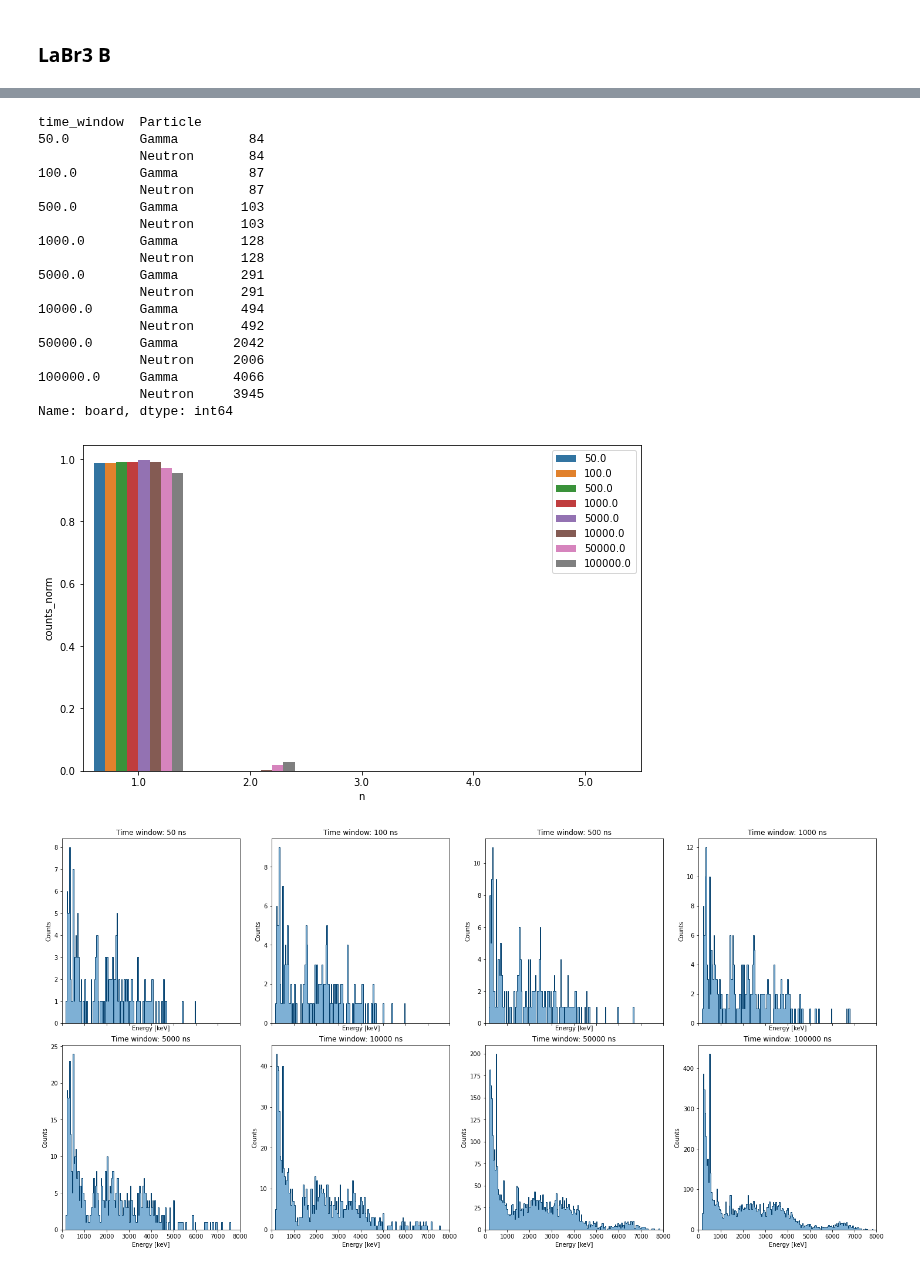
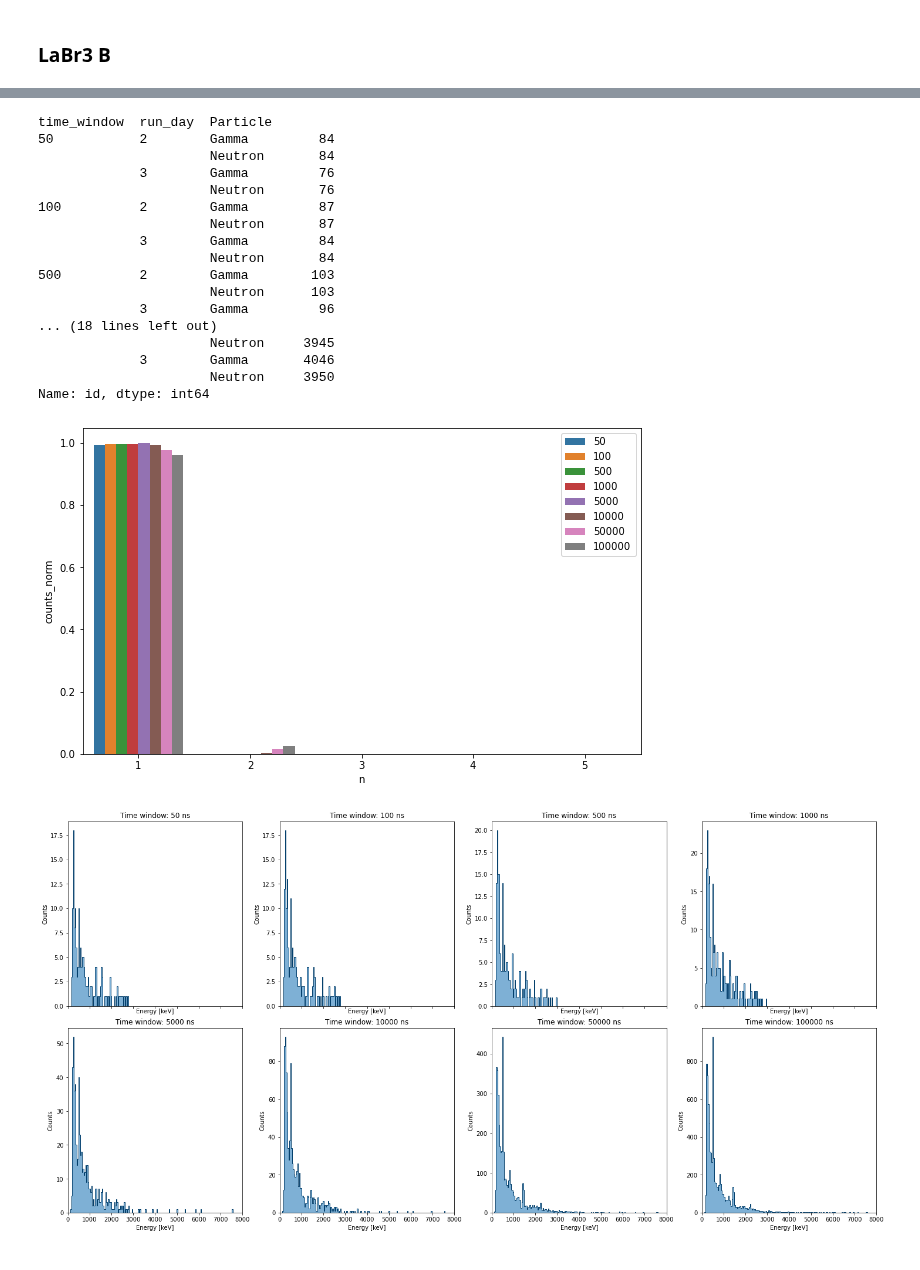
Before and after one commit to niklai99/advanced-laboratory, a Jupyter notebook: beam-analysis/coincidence-viz.ipynb, the cells around one changed output, grey strips where cells are left out. Cells and saved outputs as stored; diff of their text form; code cells hidden in the pictures.

```diff
--- a/beam-analysis/coincidence-viz.ipynb
+++ b/beam-analysis/coincidence-viz.ipynb
@@ -146,7 +137,7 @@ fig, ax = plt.subplots(2, 4, figsize=(20, 10), constrained_layout=True, sharex=T
 
 for i, tw in enumerate(time_windows):
     ax[i//4, i%4].hist(
-        labra_coincidence[labra_coincidence["time_window"] == tw]["energy_calib"],
+        labra_gamma[labra_gamma["time_window"] == tw]["energy_calib"],
         bins      = np.linspace(0, 8000, 200),
         histtype  = "stepfilled",
         edgecolor = "#06416D",
@@ -161,6 +152,6 @@ for i, tw in enumerate(time_windows):
     ax[i//4, i%4].set_title(f"Time window: {int(tw)} ns")
 
 
-fig.savefig("./plots/e_hist_coincidence_windows.png", dpi=300, facecolor="white")
+fig.savefig("./plots/labra_e_hist_coincidence_windows.png", dpi=300, facecolor="white")
 plt.show()
 # %% [output]
@@ -170,10 +161,16 @@ plt.show()
 # %%
 # read coincidence data
 labrb_coincidence = pd.DataFrame(
-    columns=['board', 'channel', 'flag', 'timestamp', 'energy', 'energy_short', 'energy_calib', 'energy_short_calib', 'psd', 'psd_calib', 'id', 'Particle', 'time_window']
+    columns=['board', 'channel', 'flag', 'timestamp', 'energy', 'energy_short', 'energy_calib', 'energy_short_calib', 'psd', 'psd_calib', 'id', 'Particle', 'time_window', 'run_day']
 )
 
 for tw in time_windows:
-    df = pd.read_csv(f"{DATA_PATH}/labrb-coincidence-{tw}ns.csv")
-    df.loc[:, "time_window"] = tw
-    labrb_coincidence = labrb_coincidence.append(df, ignore_index=True)
+    for run_day in RUN_DAYS:
+        df = pd.read_csv(f"{DATA_PATH}/labrb-coincidence-day{run_day}-{tw}ns.csv")
+        df.loc[:, "time_window"] = tw
+        df.loc[:, "run_day"]     = run_day
+        labrb_coincidence = labrb_coincidence.append(df, ignore_index=True)
+
+# place the id column at the beginning
+# drop board channel flag columns
+labrb_coincidence = labrb_coincidence[["id", "run_day", "time_window", "timestamp", "energy", "energy_short", "energy_calib", "energy_short_calib", "psd", "psd_calib", "Particle"]]
@@ -196,13 +177,13 @@ labrb_coincidence
 # %%
-# for each time window count the number of coincidences and plot the number of coincidences as a function of the time window
-
-coincidences = labrb_coincidence.groupby("time_window").count()["board"]
+# for each time window count the number of Gamma coincidences and plot the number of coincidences as a function of the time window
+labrb_gamma = labrb_coincidence[labrb_coincidence["Particle"] == "Gamma"]
+labrb_gamma_grouped = labrb_gamma.groupby("time_window").count()["id"]
 
 fig = plt.figure(figsize=(10, 6))
 
 ax = fig.add_subplot(111)
 
-ax.plot(coincidences.index, coincidences.values, marker="o", color="black")
+ax.plot(labrb_gamma_grouped.index, labrb_gamma_grouped.values, marker="o", color="black")
 ax.set_xscale("log")
 
 plt.show()
@@ -211,26 +192,25 @@ plt.show()
 # %%
 # for each time window, count how many Gamma particles are found between two Neutron particles
-counts = labrb_coincidence.groupby(["time_window", "Particle"]).count()["board"]
+counts = labrb_coincidence.groupby(["time_window", "run_day", "Particle"]).count()["id"]
 counts
 # %% [output]
-time_window  Particle
-50.0         Gamma         84
-             Neutron       84
-100.0        Gamma         87
-             Neutron       87
-500.0        Gamma        103
-             Neutron      103
-1000.0       Gamma        128
-             Neutron      128
-5000.0       Gamma        291
-             Neutron      291
-10000.0      Gamma        494
-             Neutron      492
-50000.0      Gamma       2042
-             Neutron     2006
-100000.0     Gamma       4066
-             Neutron     3945
-Name: board, dtype: int64
+time_window  run_day  Particle
+50           2        Gamma         84
+                      Neutron       84
+             3        Gamma         76
+                      Neutron       76
+100          2        Gamma         87
+                      Neutron       87
+             3        Gamma         84
+                      Neutron       84
+500          2        Gamma        103
+                      Neutron      103
+             3        Gamma         96
+... (18 lines left out)
+                      Neutron     3945
+             3        Gamma       4046
+                      Neutron     3950
+Name: id, dtype: int64
 # %%
 def count_gamma_between_neutrons(df):
     # Find the indices of the Neutron particles
@@ -278,7 +258,7 @@ for time_window, gamma_counts in gamma_counts_by_time_window.items():
 
 # normalize the counts to the total number of coincidences
 for tw in time_windows:
-    tot = labrb_coincidence[labrb_coincidence["time_window"] == tw].count()["board"]
+    tot = labrb_coincidence[labrb_coincidence["time_window"] == tw].count()["id"]
     n_df.loc[n_df["time_window"] == tw, "counts_norm"] = n_df.loc[n_df["time_window"] == tw, "counts"] / tot * 2
 
 
@@ -287,28 +267,28 @@ ax.legend()
 
 plt.show()
 # %% [output]
-[figure, old version]
+[figure, new version]
 # %%
 fig, ax = plt.subplots(2, 4, figsize=(20, 10), constrained_layout=True, sharex=True)
 
 for i, tw in enumerate(time_windows):
     ax[i//4, i%4].hist(
-        labrb_coincidence[labrb_coincidence["time_window"] == tw]["energy_calib"],
+        labrb_gamma[labrb_gamma["time_window"] == tw]["energy_calib"],
         bins      = np.linspace(0, 8000, 200),
         histtype  = "stepfilled",
         edgecolor = "#06416D",
         facecolor = "#7eb0d5",
         label     = f"{tw} ns"
     )
 
     ax[i//4, i%4].set_xlim(0, 8000)
     ax[i//4, i%4].set_xlabel("Energy [keV]")
     ax[i//4, i%4].set_ylabel("Counts")
 
     ax[i//4, i%4].set_title(f"Time window: {int(tw)} ns")
 
 
 fig.savefig("./plots/labrb_e_hist_coincidence_windows.png", dpi=300, facecolor="white")
 plt.show()
 # %% [output]
-[figure, old version]
+[figure, new version]
```
Also changed, not shown: parts of 32 cells of this notebook, 9 other files.
